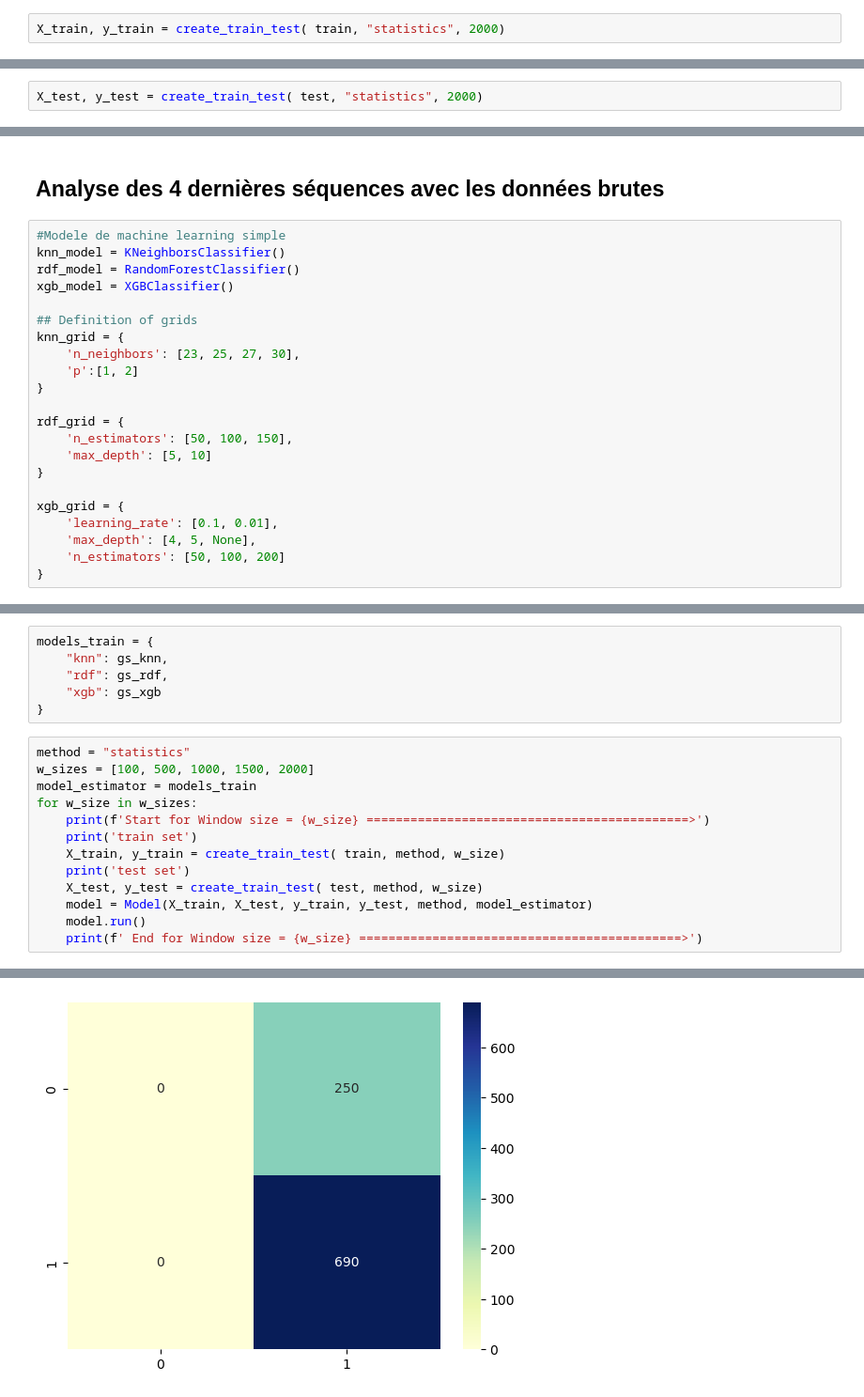
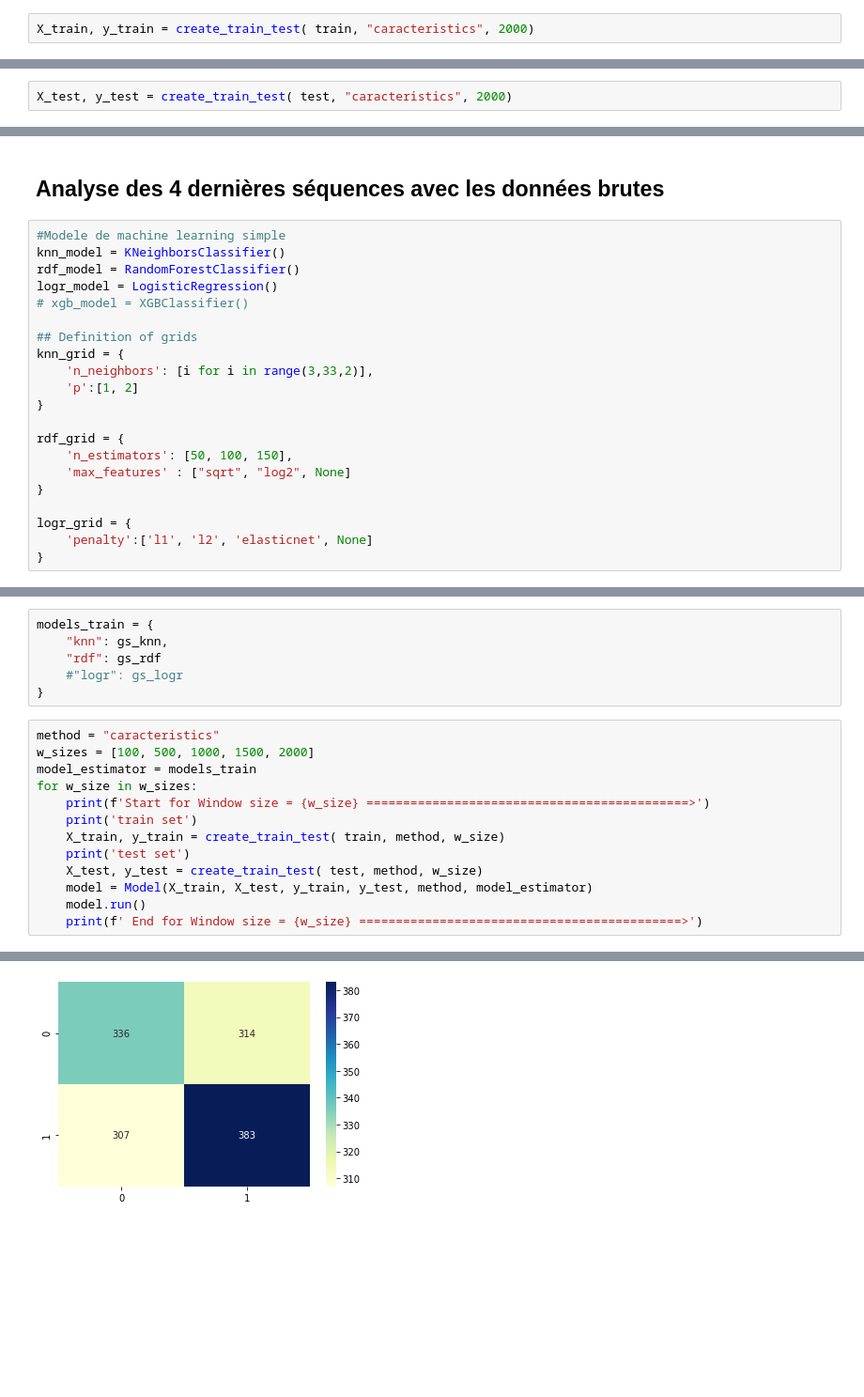
Before and after one commit to eugenebessan225/PFE_DISP, a Jupyter notebook: wear_detection.ipynb, the cells around one changed output, grey strips where cells are left out. Shown at 94% size. Cells and saved outputs as stored; diff of their text form; blank space fills up the shorter version.

```diff
--- a/wear_detection.ipynb
+++ b/wear_detection.ipynb
@@ -304,5 +272,5 @@ def create_train_test(train, method, w_size):
     Y = np.concatenate([Y1, Y0])
     return X, Y
 # %%
-X_train, y_train = create_train_test( train, "statistics", 2000)
+X_train, y_train = create_train_test( train, "caracteristics", 2000)
 # %% [output]
@@ -312,3 +279,3 @@ there are (66,) class 0 values
 # %%
-X_test, y_test = create_train_test( test, "statistics", 2000)
+X_test, y_test = create_train_test( test, "caracteristics", 2000)
 # %% [output]
@@ -373,23 +339,22 @@ class Model():
 #Modele de machine learning simple
 knn_model = KNeighborsClassifier()
 rdf_model = RandomForestClassifier()
-xgb_model = XGBClassifier()
+logr_model = LogisticRegression()
+# xgb_model = XGBClassifier()
 
 ## Definition of grids
 knn_grid = {
-    'n_neighbors': [23, 25, 27, 30],
+    'n_neighbors': [i for i in range(3,33,2)],
     'p':[1, 2]
 }
 
 rdf_grid = {
     'n_estimators': [50, 100, 150],
-    'max_depth': [5, 10]
+    'max_features' : ["sqrt", "log2", None]
 }
 
-xgb_grid = {
-    'learning_rate': [0.1, 0.01],
-    'max_depth': [4, 5, None],
-    'n_estimators': [50, 100, 200]
+logr_grid = {
+    'penalty':['l1', 'l2', 'elasticnet', None]
 }
 # %%
 gs_knn = GridSearchCV(knn_model, knn_grid, cv=5)
@@ -398,11 +363,11 @@ gs_xgb = GridSearchCV(xgb_model, xgb_grid, cv=5)
 # %%
 models_train = {
     "knn": gs_knn,
-    "rdf": gs_rdf,
-    "xgb": gs_xgb
+    "rdf": gs_rdf
+    #"logr": gs_logr
 }
 # %%
-method = "statistics"
+method = "caracteristics"
 w_sizes = [100, 500, 1000, 1500, 2000]
 model_estimator = models_train
 for w_size in w_sizes:
@@ -435 +392 @@ f1score : 0.8466257668711656
-[figure, old version]
+[figure, new version]
```
Also changed, not shown: parts of 20 cells of this notebook.
